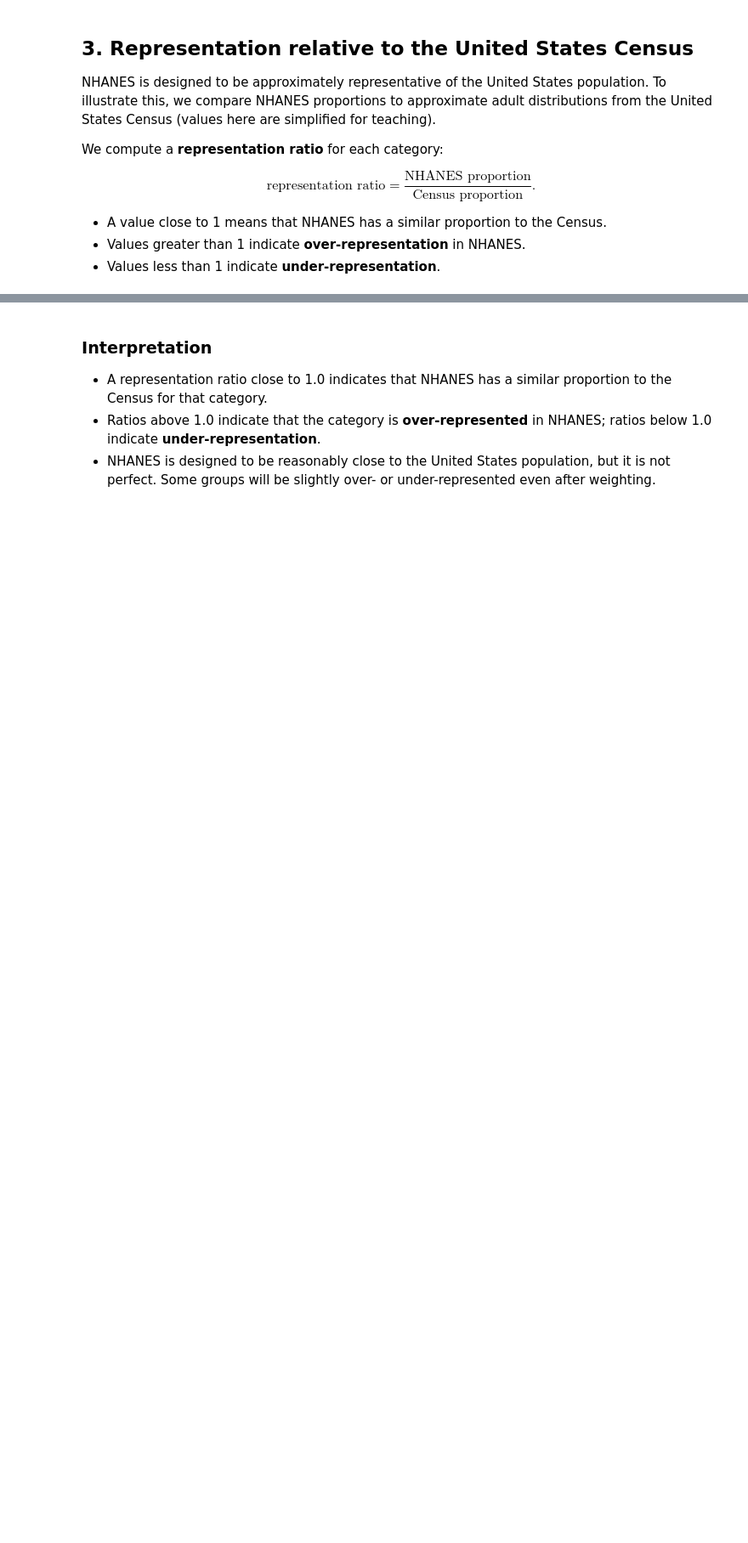
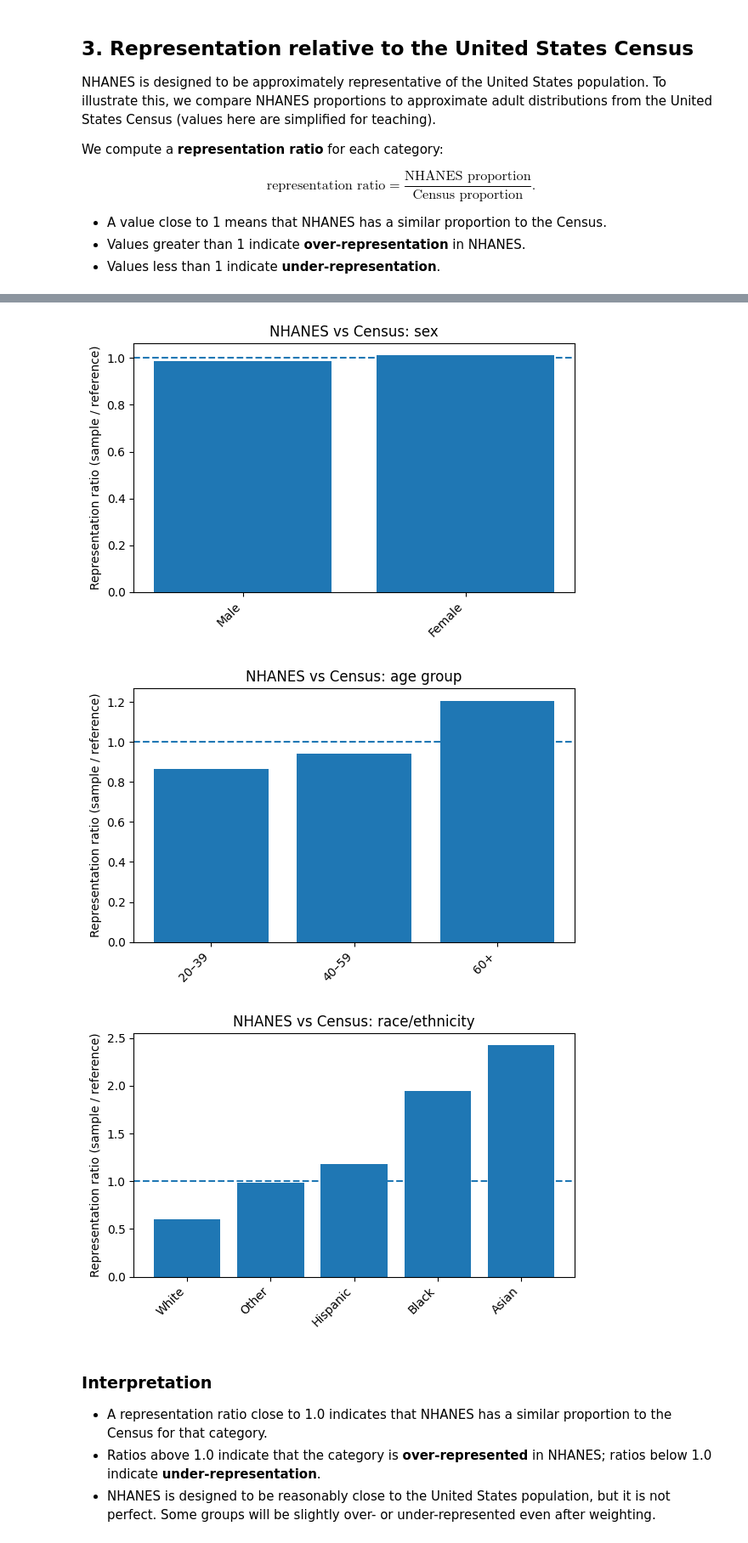
Before and after one commit to ggkuhnle/fb2nep-epi, a Jupyter notebook: notebooks/02_representative.ipynb, the cells around one changed output, grey strips where cells are left out. Shown at 85% size. Drawn from its saved outputs; the diff is of its cells as text; code cells hidden in the pictures; blank space fills up the shorter version.

```diff
--- a/notebooks/02_representative.ipynb
+++ b/notebooks/02_representative.ipynb
@@ -168,26 +219,11 @@ nhanes[["age_years", "age_group", "sex", "race_eth", "education", "bmi"]].head()
 # %%
-# Helper function: counts and proportions for a categorical variable.
-
-def proportion_table(data: pd.DataFrame, column: str) -> pd.DataFrame:
-    """Return counts and proportions for one categorical column.
-
-    The result has one row per category with:
-    - count: number of observations in this category,
-    - proportion: fraction of all observations in this category.
-    """
-    counts = data[column].value_counts(dropna=False)
-    props = data[column].value_counts(normalize=True, dropna=False)
-    out = pd.DataFrame({
-        "count": counts,
-        "proportion": props,
-    })
-    return out
+from scripts.helpers_tables import proportion_table
 
 print("NHANES sex distribution:")
-display(proportion_table(nhanes, "sex"))
+display(proportion_table(nhanes, "sex", dropna=False))
 
 print("\nNHANES age group distribution:")
-display(proportion_table(nhanes, "age_group"))
+display(proportion_table(nhanes, "age_group", dropna=False))
 
 print("\nNHANES race/ethnicity distribution:")
-display(proportion_table(nhanes, "race_eth"))
+display(proportion_table(nhanes, "race_eth", dropna=False))
@@ -259,26 +307,13 @@ repr_sex
 # %%
-# Simple bar plots of representation ratios.
-
-def plot_representation(df: pd.DataFrame, category_col: str, title: str) -> None:
-    """Plot representation ratios for one variable.
-
-    A horizontal line at 1.0 indicates perfect agreement between
-    NHANES and the Census margins.
-    """
-    df = df.copy().sort_values("representation_ratio")
-
-    plt.figure(figsize=(6, 4))
-    plt.bar(df[category_col].astype(str), df["representation_ratio"])
-    plt.axhline(1.0, linestyle="--")
-    plt.ylabel("Representation ratio (NHANES / Census)")
-    plt.title(title)
-    plt.xticks(rotation=45, ha="right")
-    plt.tight_layout()
-    plt.show()
+from scripts.helpers_tables import plot_representation
 
 plot_representation(repr_sex, "sex", "NHANES vs Census: sex")
 plot_representation(repr_age, "age_group", "NHANES vs Census: age group")
 plot_representation(repr_race, "race_eth", "NHANES vs Census: race/ethnicity")
+# %% [output]
+[figure, added]
+[figure, added]
+[figure, added]
 # %% [markdown]
 ### Interpretation
 
```
Also changed, not shown: parts of 24 cells of this notebook, 4 other files.
